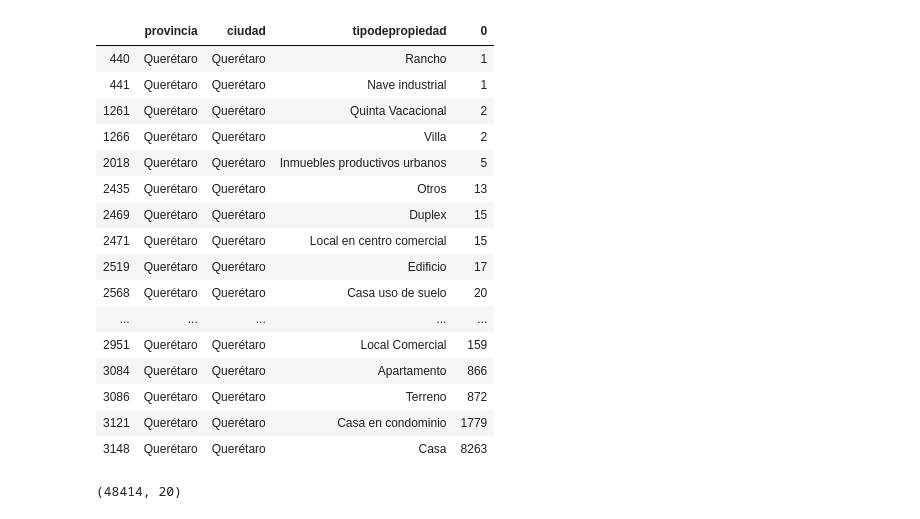
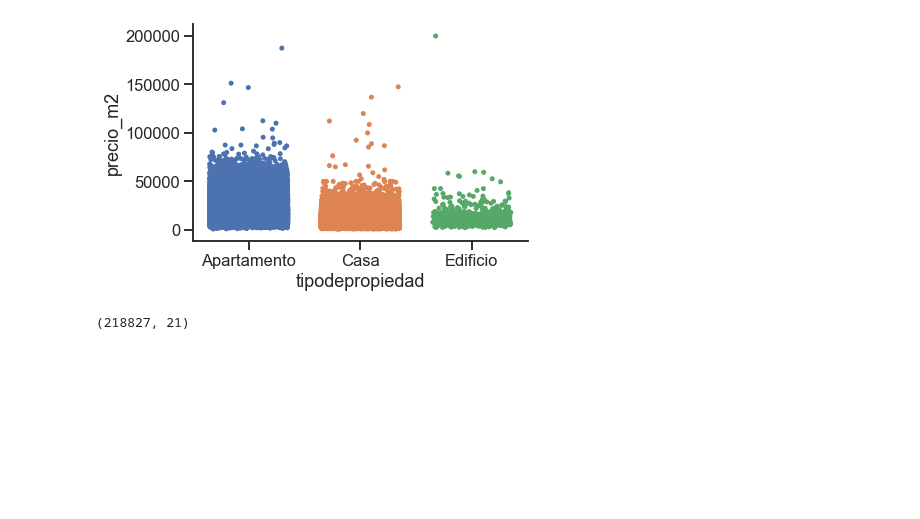
Before and after one commit to JuanCruzCastroLopez/tp1-zonajobs-analysis, a Jupyter notebook: ggp_notebook.ipynb, the cells around one changed output. Cells and saved outputs as stored; diff of their text form; code cells hidden in the pictures; blank space fills up the shorter version.

```diff
--- a/ggp_notebook.ipynb
+++ b/ggp_notebook.ipynb
@@ -603,27 +154,12 @@ Querétaro              12285
 dtype: int64
-# %%
-df_p = df.groupby(['provincia','ciudad','tipodepropiedad']).size().sort_values().reset_index()
-
-df_p[df_p['ciudad']=='Querétaro']
-# %% [output]
-|  | provincia | ciudad | tipodepropiedad | 0 |
-| 440 | Querétaro | Querétaro | Rancho | 1 |
-| 441 | Querétaro | Querétaro | Nave industrial | 1 |
-| 1261 | Querétaro | Querétaro | Quinta Vacacional | 2 |
-| 1266 | Querétaro | Querétaro | Villa | 2 |
-| 2018 | Querétaro | Querétaro | Inmuebles productivos urbanos | 5 |
-| 2435 | Querétaro | Querétaro | Otros | 13 |
-| 2469 | Querétaro | Querétaro | Duplex | 15 |
-| 2471 | Querétaro | Querétaro | Local en centro comercial | 15 |
-| 2519 | Querétaro | Querétaro | Edificio | 17 |
-| 2568 | Querétaro | Querétaro | Casa uso de suelo | 20 |
-| ... | ... | ... | ... | ... |
-| 2951 | Querétaro | Querétaro | Local Comercial | 159 |
-| 3084 | Querétaro | Querétaro | Apartamento | 866 |
-| 3086 | Querétaro | Querétaro | Terreno | 872 |
-| 3121 | Querétaro | Querétaro | Casa en condominio | 1779 |
-| 3148 | Querétaro | Querétaro | Casa | 8263 |
+# %%
+sns.set(style='ticks', context='talk')
+
+sns.stripplot(x='tipodepropiedad', y='precio_m2', data=df, order=['Apartamento','Casa','Edificio'], jitter=0.35)
+sns.despine()
+# %% [output]
+[figure, added]
 # %%
-df[df.antiguedad==0].shape
+df.shape
 # %% [output]
-(48414, 20)
+(218827, 21)
```
Also changed, not shown: parts of 45 cells of this notebook.
